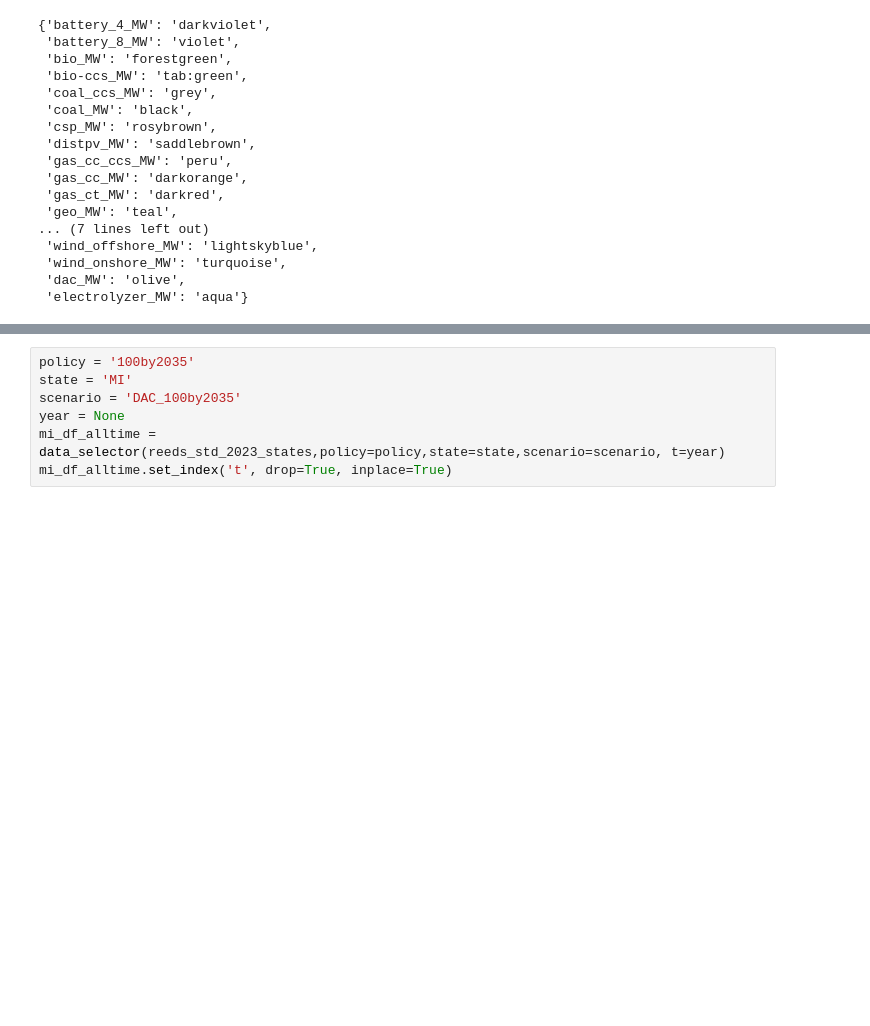
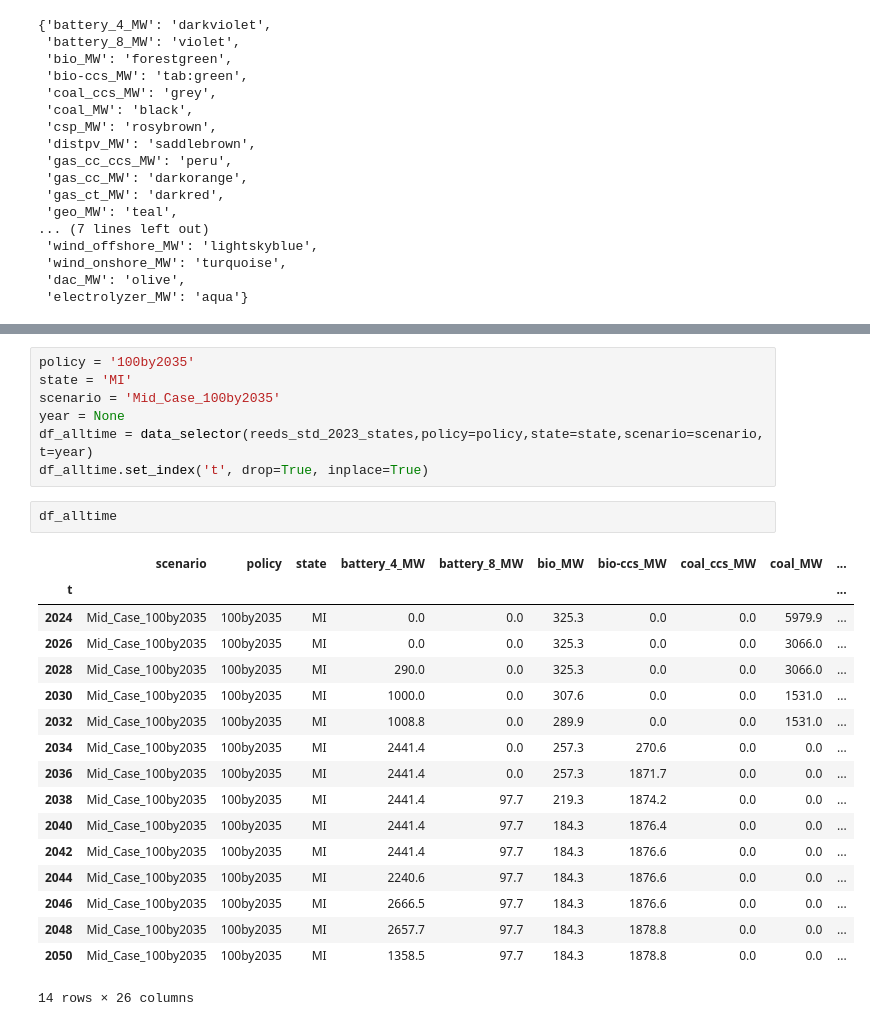
Before and after one commit to samgdotson/reeds-analysis, a Jupyter notebook: notebooks/reeds_scenario_analysis.ipynb, the cells around one changed output, grey strips where cells are left out. Cells and saved outputs as stored; diff of their text form; blank space fills up the shorter version.

Commit message:
corrects a dataframe slicing error in the notebook

```diff
--- a/notebooks/reeds_scenario_analysis.ipynb
+++ b/notebooks/reeds_scenario_analysis.ipynb
@@ -107,9 +142,29 @@ display(colormap)
 # %%
 policy = '100by2035'
 state = 'MI'
-scenario = 'DAC_100by2035'
+scenario = 'Mid_Case_100by2035'
 year = None
-mi_df_alltime = data_selector(reeds_std_2023_states,policy=policy,state=state,scenario=scenario, t=year)
-mi_df_alltime.set_index('t', drop=True, inplace=True)
+df_alltime = data_selector(reeds_std_2023_states,policy=policy,state=state,scenario=scenario, t=year)
+df_alltime.set_index('t', drop=True, inplace=True)
+# %%
+df_alltime
+# %% [output]
+|  | scenario | policy | state | battery_4_MW | battery_8_MW | bio_MW | bio-ccs_MW | coal_ccs_MW | coal_MW | ... |
+| t |  |  |  |  |  |  |  |  |  | ... |
+| 2024 | Mid_Case_100by2035 | 100by2035 | MI | 0.0 | 0.0 | 325.3 | 0.0 | 0.0 | 5979.9 | ... |
+| 2026 | Mid_Case_100by2035 | 100by2035 | MI | 0.0 | 0.0 | 325.3 | 0.0 | 0.0 | 3066.0 | ... |
+| 2028 | Mid_Case_100by2035 | 100by2035 | MI | 290.0 | 0.0 | 325.3 | 0.0 | 0.0 | 3066.0 | ... |
+| 2030 | Mid_Case_100by2035 | 100by2035 | MI | 1000.0 | 0.0 | 307.6 | 0.0 | 0.0 | 1531.0 | ... |
+| 2032 | Mid_Case_100by2035 | 100by2035 | MI | 1008.8 | 0.0 | 289.9 | 0.0 | 0.0 | 1531.0 | ... |
+| 2034 | Mid_Case_100by2035 | 100by2035 | MI | 2441.4 | 0.0 | 257.3 | 270.6 | 0.0 | 0.0 | ... |
+| 2036 | Mid_Case_100by2035 | 100by2035 | MI | 2441.4 | 0.0 | 257.3 | 1871.7 | 0.0 | 0.0 | ... |
+| 2038 | Mid_Case_100by2035 | 100by2035 | MI | 2441.4 | 97.7 | 219.3 | 1874.2 | 0.0 | 0.0 | ... |
+| 2040 | Mid_Case_100by2035 | 100by2035 | MI | 2441.4 | 97.7 | 184.3 | 1876.4 | 0.0 | 0.0 | ... |
+| 2042 | Mid_Case_100by2035 | 100by2035 | MI | 2441.4 | 97.7 | 184.3 | 1876.6 | 0.0 | 0.0 | ... |
+| 2044 | Mid_Case_100by2035 | 100by2035 | MI | 2240.6 | 97.7 | 184.3 | 1876.6 | 0.0 | 0.0 | ... |
+| 2046 | Mid_Case_100by2035 | 100by2035 | MI | 2666.5 | 97.7 | 184.3 | 1876.6 | 0.0 | 0.0 | ... |
+| 2048 | Mid_Case_100by2035 | 100by2035 | MI | 2657.7 | 97.7 | 184.3 | 1878.8 | 0.0 | 0.0 | ... |
+| 2050 | Mid_Case_100by2035 | 100by2035 | MI | 1358.5 | 97.7 | 184.3 | 1878.8 | 0.0 | 0.0 | ... |
+14 rows × 26 columns
 # %%
 fig, ax = plt.subplots(figsize=(8,6), facecolor='lightgray')
```
Also changed, not shown: parts of 7 cells of this notebook.
